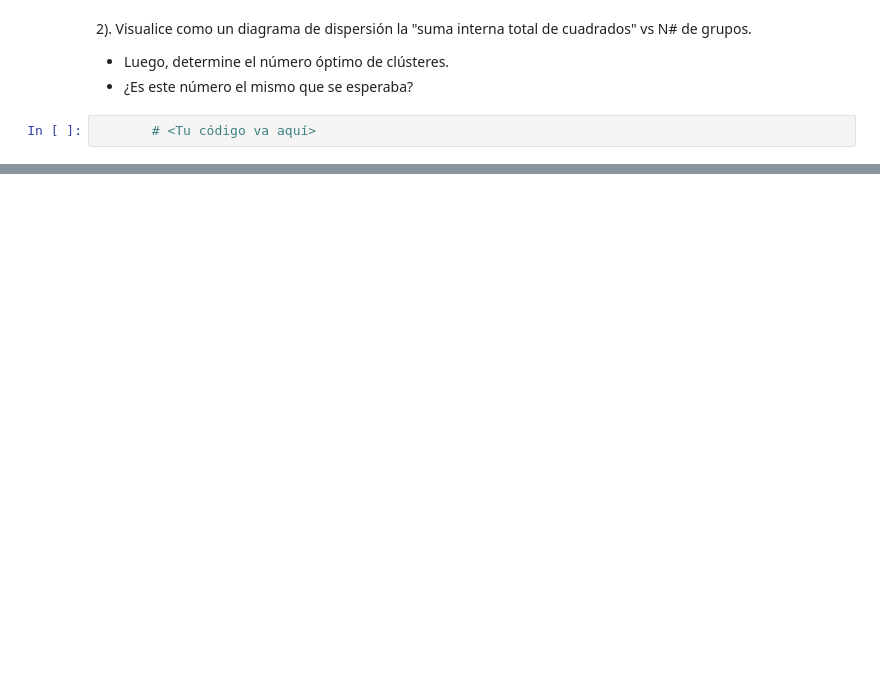
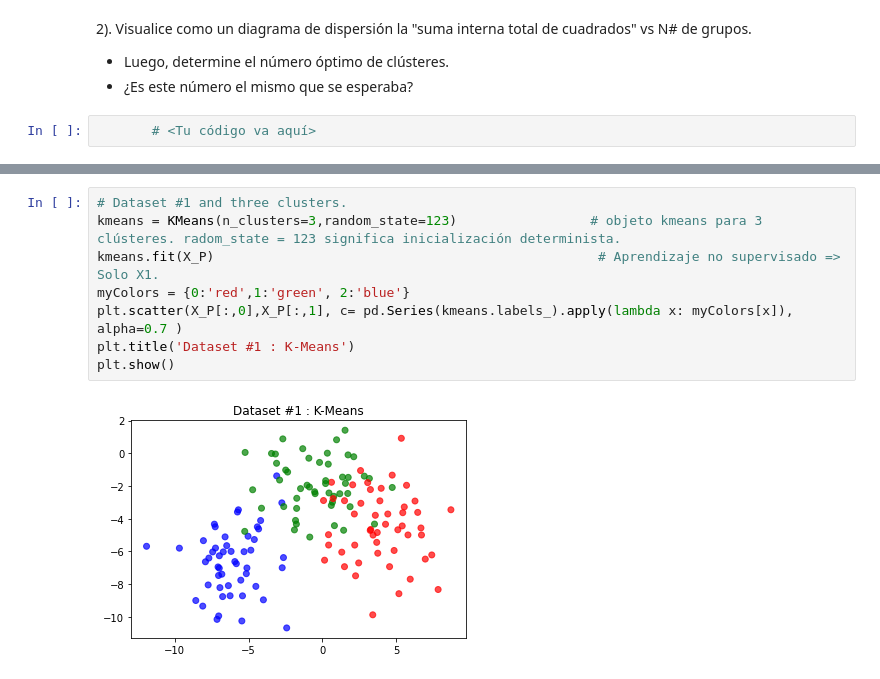
Before and after one commit to AndreaMendez09/Samsung-IA, a Jupyter notebook: 3.Ejercicios completados/2. Ejercicios obligatorios/Entregable 4 ML/problem_0401.ipynb, the cells around one changed output, grey strips where cells are left out. Cells and saved outputs as stored; diff of their text form; blank space fills up the shorter version.

```diff
--- a/3.Ejercicios completados/2. Ejercicios obligatorios/Entregable 4 ML/problem_0401.ipynb
+++ b/3.Ejercicios completados/2. Ejercicios obligatorios/Entregable 4 ML/problem_0401.ipynb
@@ -36,0 +149,10 @@ def total_internal_ss(X, centers, clusters):
+# %%
+# Dataset #1 and three clusters.
+kmeans = KMeans(n_clusters=3,random_state=123)                 # objeto kmeans para 3 clústeres. radom_state = 123 significa inicialización determinista.
+kmeans.fit(X_P)                                                 # Aprendizaje no supervisado => Solo X1.
+myColors = {0:'red',1:'green', 2:'blue'}
+plt.scatter(X_P[:,0],X_P[:,1], c= pd.Series(kmeans.labels_).apply(lambda x: myColors[x]), alpha=0.7 )
+plt.title('Dataset #1 : K-Means')
+plt.show()
+# %% [output]
+[figure, added]
```
Also changed, not shown: parts of 20 cells of this notebook, 3 other files.
